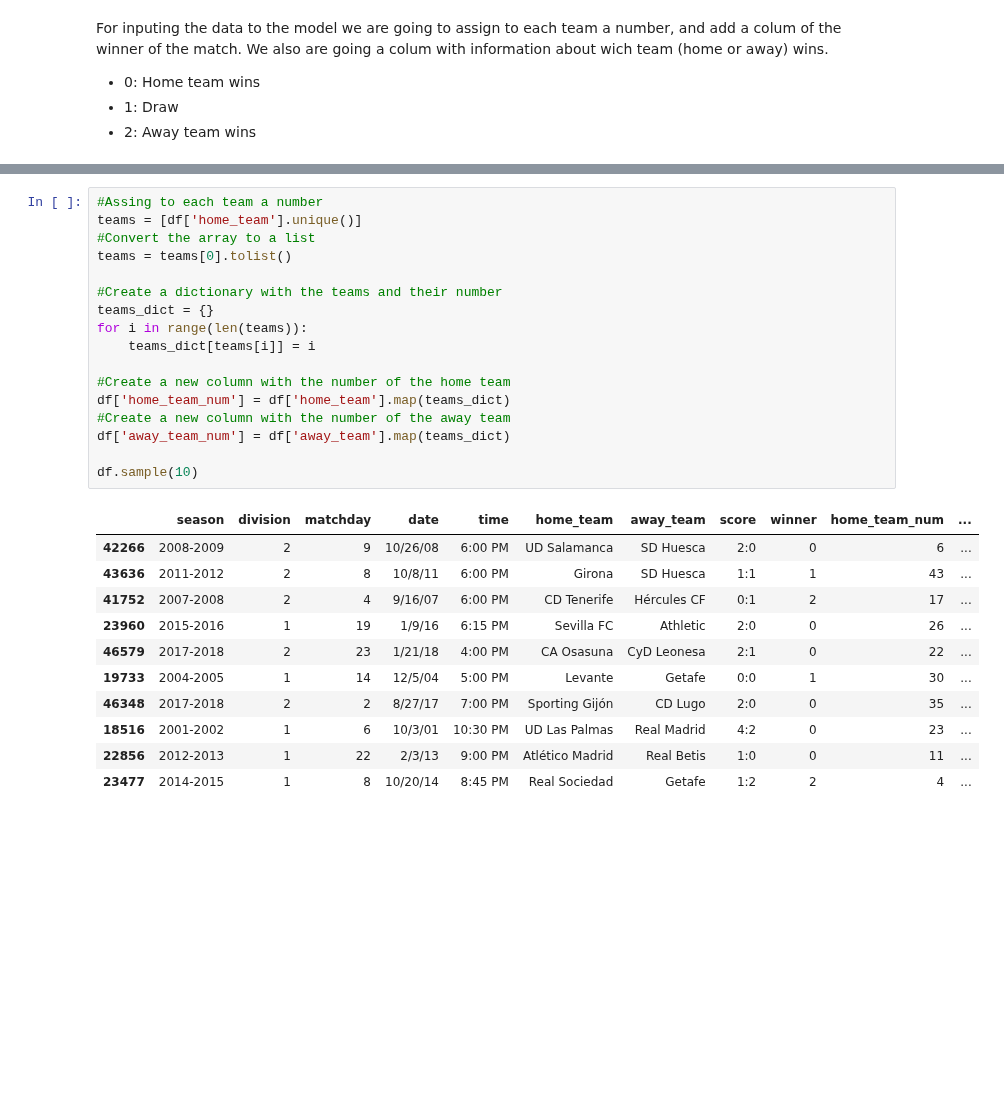
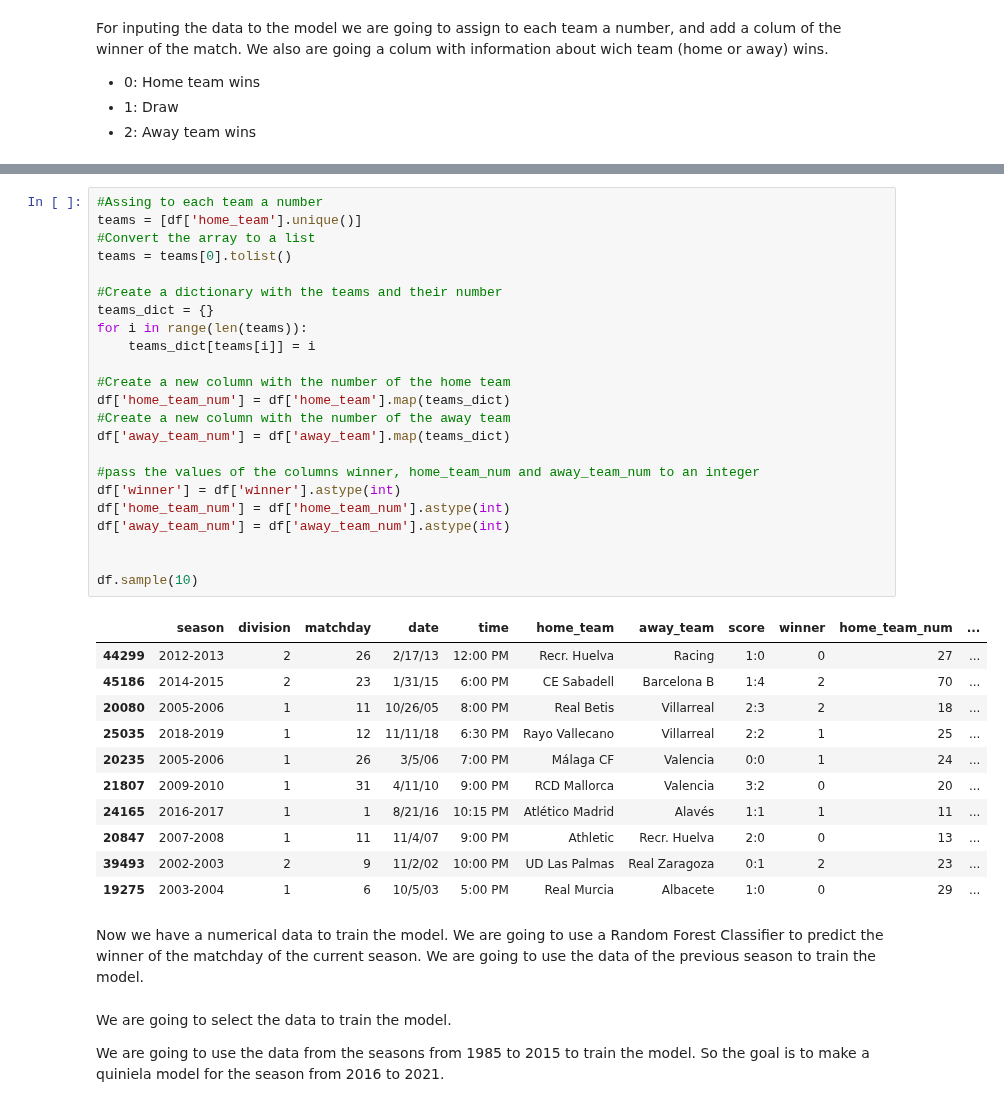
Before and after one commit to tinchit0/la-quiniela, a Jupyter notebook: analysis/ModelAnalysis.ipynb, the cells around one changed output, grey strips where cells are left out. Saved outputs shown, nothing was run; the diff lists cells and outputs as text; blank space fills up the shorter version.

```diff
--- a/analysis/ModelAnalysis.ipynb
+++ b/analysis/ModelAnalysis.ipynb
@@ -59,29 +62,41 @@ df.sample(10)
 # %%
 #Assing to each team a number
 teams = [df['home_team'].unique()]
 #Convert the array to a list
 teams = teams[0].tolist()
 
 #Create a dictionary with the teams and their number
 teams_dict = {}
 for i in range(len(teams)):
     teams_dict[teams[i]] = i
 
 #Create a new column with the number of the home team
 df['home_team_num'] = df['home_team'].map(teams_dict)
 #Create a new column with the number of the away team
 df['away_team_num'] = df['away_team'].map(teams_dict)
 
+#pass the values of the columns winner, home_team_num and away_team_num to an integer
+df['winner'] = df['winner'].astype(int)
+df['home_team_num'] = df['home_team_num'].astype(int)
+df['away_team_num'] = df['away_team_num'].astype(int)
+
+
 df.sample(10)
 # %% [output]
 |  | season | division | matchday | date | time | home_team | away_team | score | winner | home_team_num | ... |
-| 42266 | 2008-2009 | 2 | 9 | 10/26/08 | 6:00 PM | UD Salamanca | SD Huesca | 2:0 | 0 | 6 | ... |
-| 43636 | 2011-2012 | 2 | 8 | 10/8/11 | 6:00 PM | Girona | SD Huesca | 1:1 | 1 | 43 | ... |
-| 41752 | 2007-2008 | 2 | 4 | 9/16/07 | 6:00 PM | CD Tenerife | Hércules CF | 0:1 | 2 | 17 | ... |
-| 23960 | 2015-2016 | 1 | 19 | 1/9/16 | 6:15 PM | Sevilla FC | Athletic | 2:0 | 0 | 26 | ... |
-| 46579 | 2017-2018 | 2 | 23 | 1/21/18 | 4:00 PM | CA Osasuna | CyD Leonesa | 2:1 | 0 | 22 | ... |
-| 19733 | 2004-2005 | 1 | 14 | 12/5/04 | 5:00 PM | Levante | Getafe | 0:0 | 1 | 30 | ... |
-| 46348 | 2017-2018 | 2 | 2 | 8/27/17 | 7:00 PM | Sporting Gijón | CD Lugo | 2:0 | 0 | 35 | ... |
-| 18516 | 2001-2002 | 1 | 6 | 10/3/01 | 10:30 PM | UD Las Palmas | Real Madrid | 4:2 | 0 | 23 | ... |
-| 22856 | 2012-2013 | 1 | 22 | 2/3/13 | 9:00 PM | Atlético Madrid | Real Betis | 1:0 | 0 | 11 | ... |
-| 23477 | 2014-2015 | 1 | 8 | 10/20/14 | 8:45 PM | Real Sociedad | Getafe | 1:2 | 2 | 4 | ... |
+| 44299 | 2012-2013 | 2 | 26 | 2/17/13 | 12:00 PM | Recr. Huelva | Racing | 1:0 | 0 | 27 | ... |
+| 45186 | 2014-2015 | 2 | 23 | 1/31/15 | 6:00 PM | CE Sabadell | Barcelona B | 1:4 | 2 | 70 | ... |
+| 20080 | 2005-2006 | 1 | 11 | 10/26/05 | 8:00 PM | Real Betis | Villarreal | 2:3 | 2 | 18 | ... |
+| 25035 | 2018-2019 | 1 | 12 | 11/11/18 | 6:30 PM | Rayo Vallecano | Villarreal | 2:2 | 1 | 25 | ... |
+| 20235 | 2005-2006 | 1 | 26 | 3/5/06 | 7:00 PM | Málaga CF | Valencia | 0:0 | 1 | 24 | ... |
+| 21807 | 2009-2010 | 1 | 31 | 4/11/10 | 9:00 PM | RCD Mallorca | Valencia | 3:2 | 0 | 20 | ... |
+| 24165 | 2016-2017 | 1 | 1 | 8/21/16 | 10:15 PM | Atlético Madrid | Alavés | 1:1 | 1 | 11 | ... |
+| 20847 | 2007-2008 | 1 | 11 | 11/4/07 | 9:00 PM | Athletic | Recr. Huelva | 2:0 | 0 | 13 | ... |
+| 39493 | 2002-2003 | 2 | 9 | 11/2/02 | 10:00 PM | UD Las Palmas | Real Zaragoza | 0:1 | 2 | 23 | ... |
+| 19275 | 2003-2004 | 1 | 6 | 10/5/03 | 5:00 PM | Real Murcia | Albacete | 1:0 | 0 | 29 | ... |
+# %% [markdown]
+Now we have a numerical data to train the model. We are going to use a Random Forest Classifier to predict the winner of the matchday of the current season. We are going to use the data of the previous season to train the model.
+# %% [markdown]
+We are going to select the data to train the model.
+
+We are going to use the data from the seasons from 1985 to 2015 to train the model. So the goal is to make a quiniela model for the season from 2016 to 2021.
```
Also changed, not shown: parts of 11 cells of this notebook.
